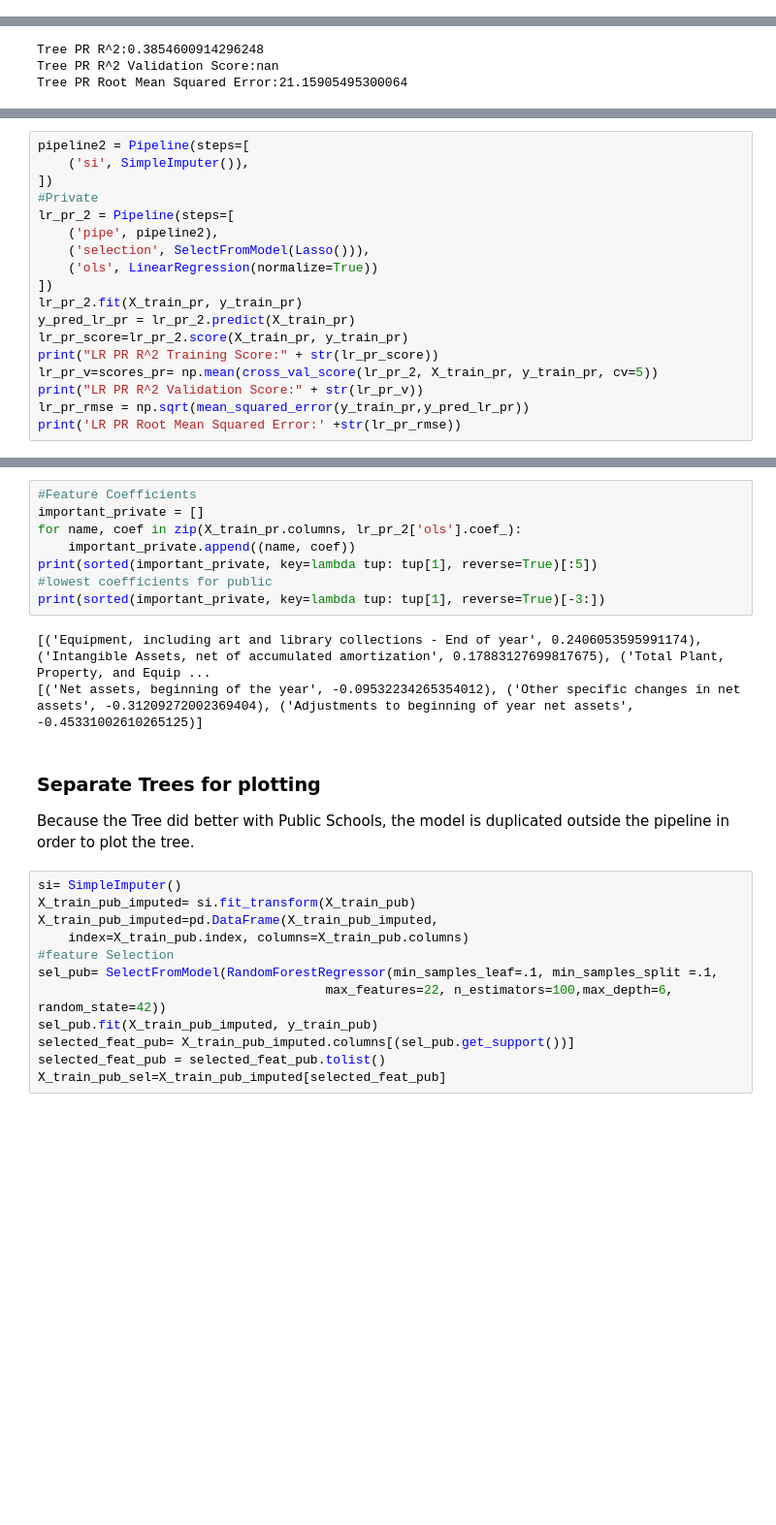
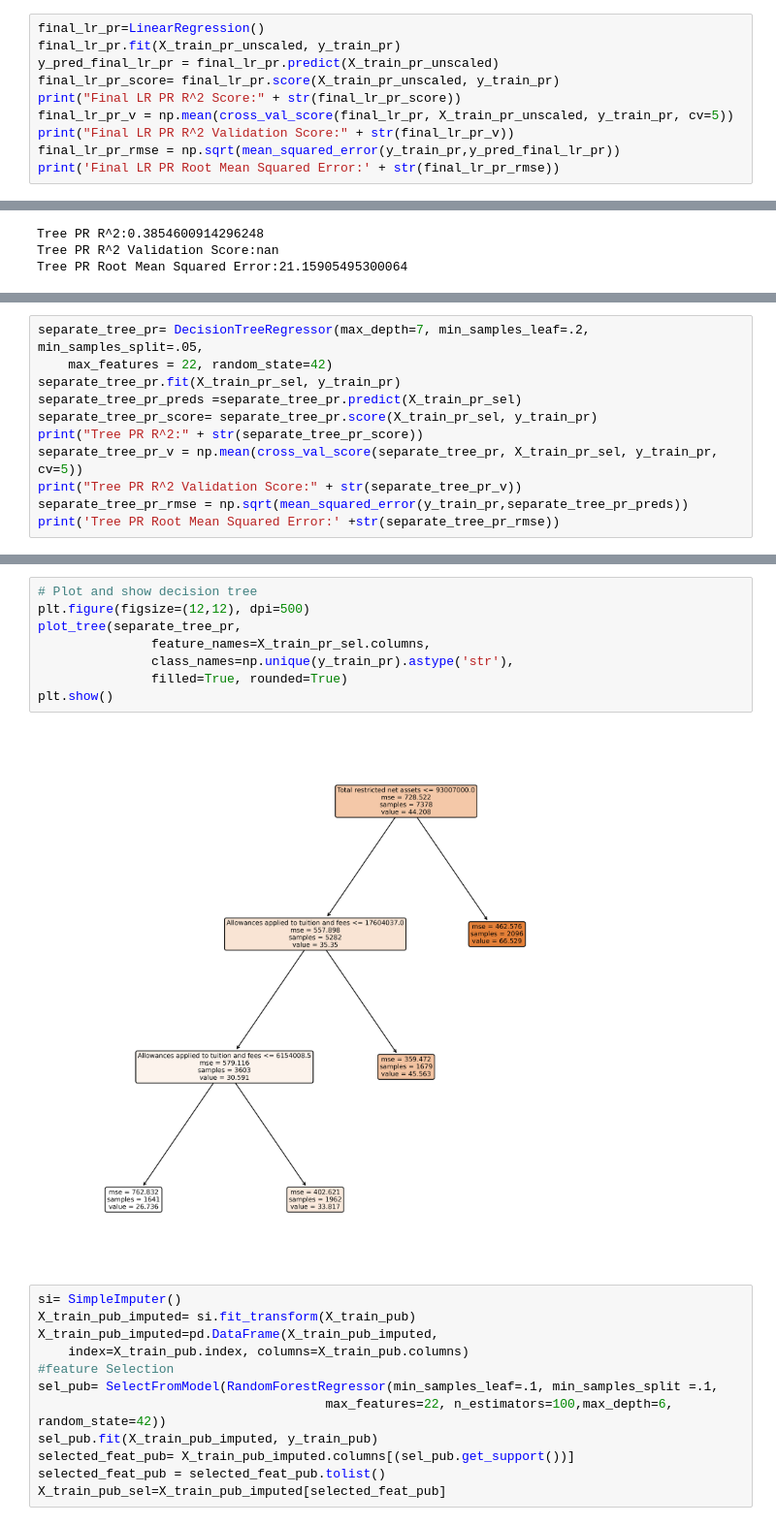
Before and after one commit to andrewschmeck/Black-Graduation-Rates, a Jupyter notebook: Black_Graduation_Rates_notebook.ipynb, the cells around one changed output, grey strips where cells are left out. Shown at 97% size. Drawn from its saved outputs; the diff is of its cells as text; blank space fills up the shorter version.

Commit message:
moved to Linear Regression iters

```diff
--- a/Black_Graduation_Rates_notebook.ipynb
+++ b/Black_Graduation_Rates_notebook.ipynb
@@ -264,0 +524,10 @@ LR PUB Root Mean Squared Error:16.254899552578653
+# %%
+final_lr_pr=LinearRegression()
+final_lr_pr.fit(X_train_pr_unscaled, y_train_pr)
+y_pred_final_lr_pr = final_lr_pr.predict(X_train_pr_unscaled)
+final_lr_pr_score= final_lr_pr.score(X_train_pr_unscaled, y_train_pr)
+print("Final LR PR R^2 Score:" + str(final_lr_pr_score))
+final_lr_pr_v = np.mean(cross_val_score(final_lr_pr, X_train_pr_unscaled, y_train_pr, cv=5))
+print("Final LR PR R^2 Validation Score:" + str(final_lr_pr_v))
+final_lr_pr_rmse = np.sqrt(mean_squared_error(y_train_pr,y_pred_final_lr_pr))
+print('Final LR PR Root Mean Squared Error:' + str(final_lr_pr_rmse))
@@ -340,19 +837,12 @@ Since private schools scored best on the Linear Ression, the variables will be u
 # %%
-pipeline2 = Pipeline(steps=[
-    ('si', SimpleImputer()),
-])
-#Private
-lr_pr_2 = Pipeline(steps=[
-    ('pipe', pipeline2),
-    ('selection', SelectFromModel(Lasso())),
-    ('ols', LinearRegression(normalize=True))
-])
-lr_pr_2.fit(X_train_pr, y_train_pr)
-y_pred_lr_pr = lr_pr_2.predict(X_train_pr)
-lr_pr_score=lr_pr_2.score(X_train_pr, y_train_pr)
-print("LR PR R^2 Training Score:" + str(lr_pr_score))
-lr_pr_v=scores_pr= np.mean(cross_val_score(lr_pr_2, X_train_pr, y_train_pr, cv=5))
-print("LR PR R^2 Validation Score:" + str(lr_pr_v))
-lr_pr_rmse = np.sqrt(mean_squared_error(y_train_pr,y_pred_lr_pr))
-print('LR PR Root Mean Squared Error:' +str(lr_pr_rmse))
+separate_tree_pr= DecisionTreeRegressor(max_depth=7, min_samples_leaf=.2, min_samples_split=.05,
+    max_features = 22, random_state=42)
+separate_tree_pr.fit(X_train_pr_sel, y_train_pr)
+separate_tree_pr_preds =separate_tree_pr.predict(X_train_pr_sel)
+separate_tree_pr_score= separate_tree_pr.score(X_train_pr_sel, y_train_pr)
+print("Tree PR R^2:" + str(separate_tree_pr_score))
+separate_tree_pr_v = np.mean(cross_val_score(separate_tree_pr, X_train_pr_sel, y_train_pr, cv=5))
+print("Tree PR R^2 Validation Score:" + str(separate_tree_pr_v))
+separate_tree_pr_rmse = np.sqrt(mean_squared_error(y_train_pr,separate_tree_pr_preds))
+print('Tree PR Root Mean Squared Error:' +str(separate_tree_pr_rmse))
 # %% [output]
@@ -362,17 +852,13 @@ LR PR Root Mean Squared Error:22.043110099147718
-# %%
-#Feature Coefficients
-important_private = []
-for name, coef in zip(X_train_pr.columns, lr_pr_2['ols'].coef_):
-    important_private.append((name, coef))
-print(sorted(important_private, key=lambda tup: tup[1], reverse=True)[:5])
-#lowest coefficients for public
-print(sorted(important_private, key=lambda tup: tup[1], reverse=True)[-3:])
-# %% [output]
-[('Equipment, including art and library collections - End of year', 0.2406053595991174), ('Intangible Assets, net of accumulated amortization', 0.17883127699817675), ('Total Plant, Property, and Equip ...
-[('Net assets, beginning of the year', -0.09532234265354012), ('Other specific changes in net assets', -0.31209272002369404), ('Adjustments to beginning of year net assets', -0.45331002610265125)]
-# %% [markdown]
-### Separate Trees for plotting
-Because the Tree did better with Public Schools, the model is duplicated outside the pipeline in order to plot the tree.
+# %%
+# Plot and show decision tree
+plt.figure(figsize=(12,12), dpi=500)
+plot_tree(separate_tree_pr,
+               feature_names=X_train_pr_sel.columns,
+               class_names=np.unique(y_train_pr).astype('str'),
+               filled=True, rounded=True)
+plt.show()
+# %% [output]
+[figure, added]
 # %%
 si= SimpleImputer()
 X_train_pub_imputed= si.fit_transform(X_train_pub)
```
Also changed, not shown: parts of 75 cells of this notebook, 1 other file.
